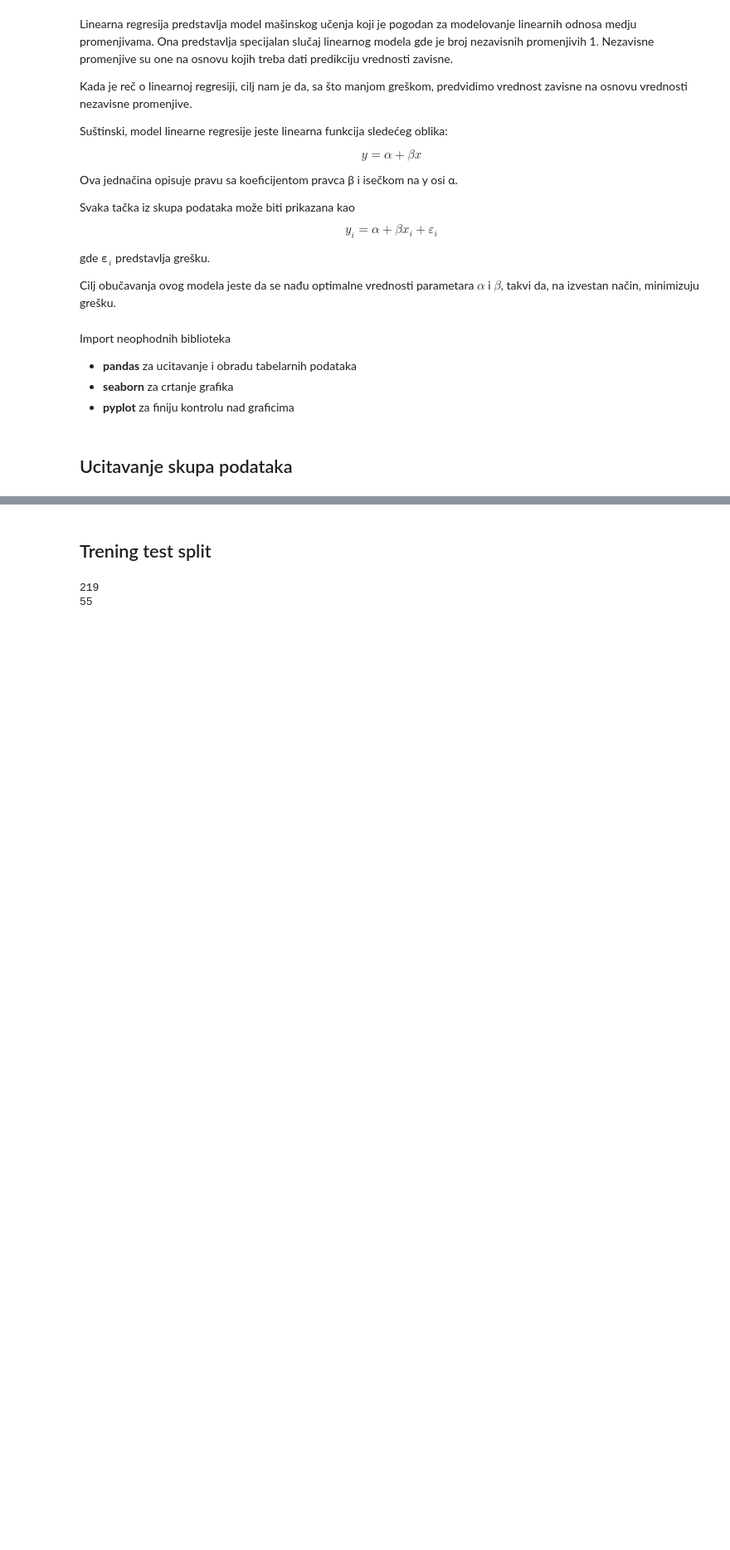
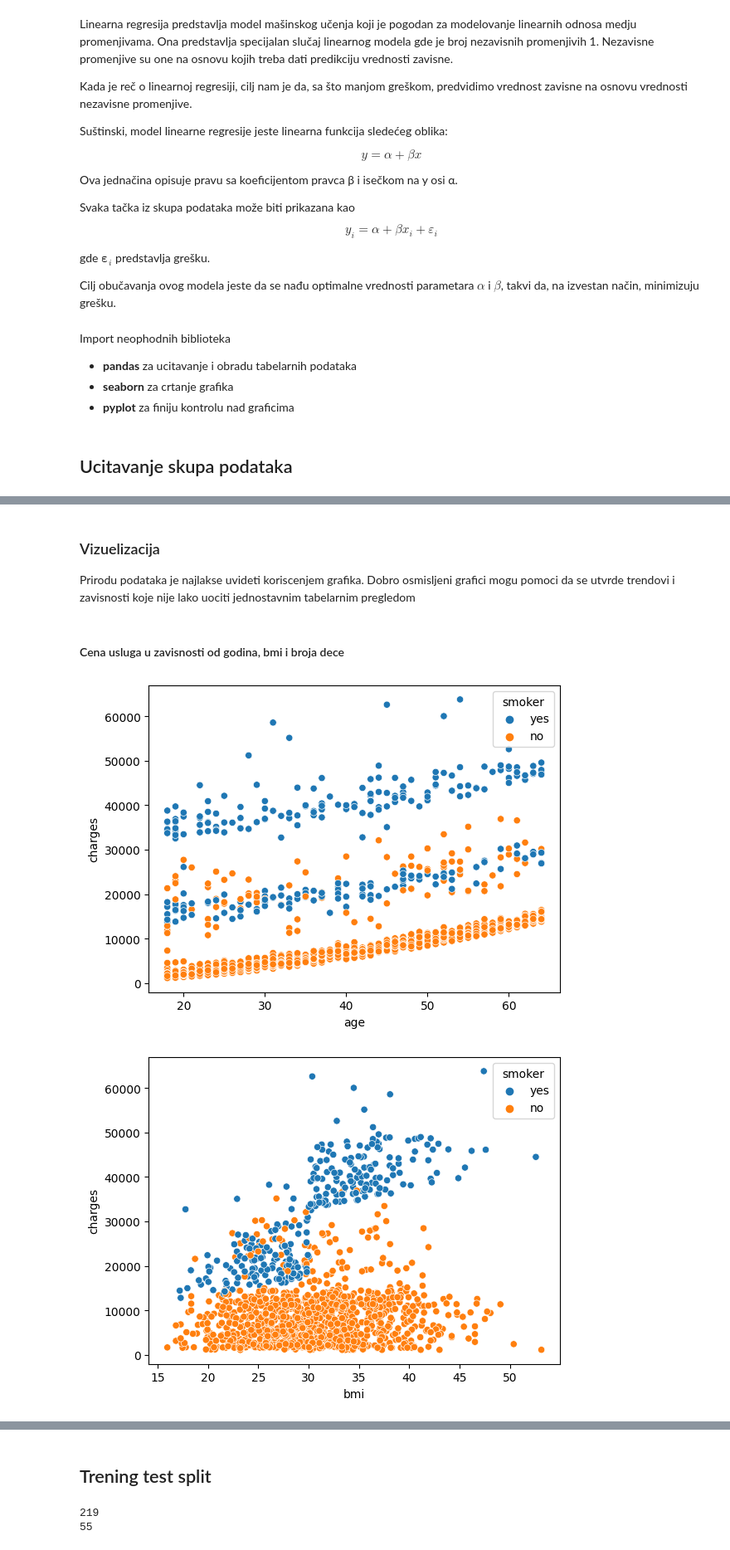
Before and after one commit to rat-nick/ml-lab, a Jupyter notebook: Linearna-Regresija.ipynb, the cells around one changed output, grey strips where cells are left out. Shown: that part at 83% size. Cells and saved outputs as stored; diff of their text form; code cells hidden in the pictures; blank space fills up the shorter version.

```diff
--- a/Linearna-Regresija.ipynb
+++ b/Linearna-Regresija.ipynb
@@ -63,0 +59,16 @@ sns.box(data, x='smoker', y='charges')
+# %% [markdown]
+### Vizuelizacija
+
+Prirodu podataka je najlakse uvideti koriscenjem grafika. Dobro osmisljeni grafici mogu pomoci da se utvrde trendovi i zavisnosti koje nije lako uociti jednostavnim tabelarnim pregledom
+# %% [markdown]
+#### Cena usluga u zavisnosti od godina, bmi i broja dece
+# %%
+sns.scatterplot(data, x=data['age'], y=data['charges'], hue=data['smoker'])
+plt.show()
+sns.scatterplot(data, x=data['bmi'], y=data['charges'], hue=data['smoker'])
+plt.show()
+sns.scatterplot(data, x=data['children'], y=data['charges'], hue=data['smoker'])
+plt.show()
+# %% [output]
+[figure, added]
+[figure, added]
```
Also changed, not shown: parts of 16 cells of this notebook.
